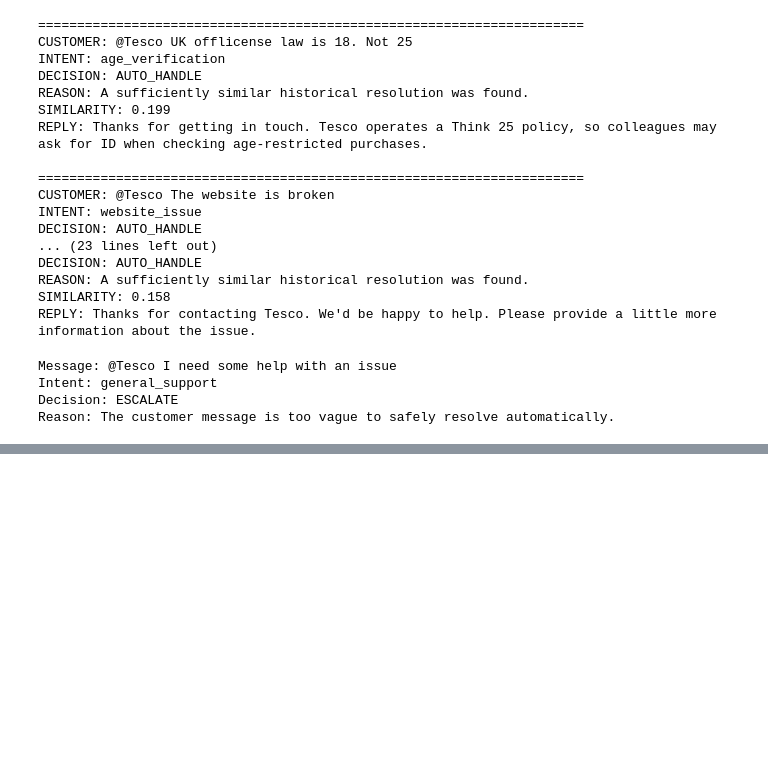
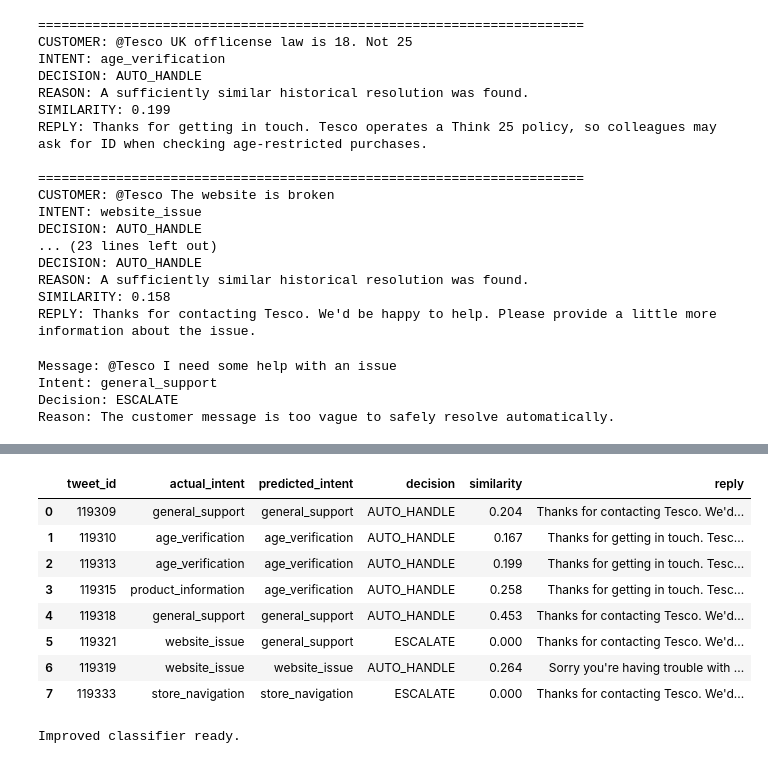
Before and after one commit to kishanrai477-web/hiver-sde-assignment, a Jupyter notebook: notebooks/01_data_exploration.ipynb, the cells around one changed output, grey strips where cells are left out. Saved outputs shown, nothing was run; the diff lists cells and outputs as text; code cells hidden in the pictures; blank space fills up the shorter version.

```diff
--- a/notebooks/01_data_exploration.ipynb
+++ b/notebooks/01_data_exploration.ipynb
@@ -1532,0 +1684,79 @@ Reason: The customer message is too vague to safely resolve automatically.
+# %%
+# Evaluate the complete support agent on our labelled examples
+
+evaluation_results = []
+
+for _, row in customer_messages.iterrows():
+
+    message = row["text"]
+
+    result = tesco_support_agent_v2(message)
+
+    evaluation_results.append({
+        "tweet_id": row["tweet_id"],
+        "actual_intent": row["intent"],
+        "predicted_intent": result["intent"],
+        "decision": result["decision"],
+        "similarity": result["retrieval_similarity"],
+        "reply": result["draft_reply"]
+    })
+
+agent_evaluation = pd.DataFrame(evaluation_results)
+
+display(agent_evaluation)
+# %% [output]
+|  | tweet_id | actual_intent | predicted_intent | decision | similarity | reply |
+| 0 | 119309 | general_support | general_support | AUTO_HANDLE | 0.204 | Thanks for contacting Tesco. We'd... |
+| 1 | 119310 | age_verification | age_verification | AUTO_HANDLE | 0.167 | Thanks for getting in touch. Tesc... |
+| 2 | 119313 | age_verification | age_verification | AUTO_HANDLE | 0.199 | Thanks for getting in touch. Tesc... |
+| 3 | 119315 | product_information | age_verification | AUTO_HANDLE | 0.258 | Thanks for getting in touch. Tesc... |
+| 4 | 119318 | general_support | general_support | AUTO_HANDLE | 0.453 | Thanks for contacting Tesco. We'd... |
+| 5 | 119321 | website_issue | general_support | ESCALATE | 0.000 | Thanks for contacting Tesco. We'd... |
+| 6 | 119319 | website_issue | website_issue | AUTO_HANDLE | 0.264 | Sorry you're having trouble with ... |
+| 7 | 119333 | store_navigation | store_navigation | ESCALATE | 0.000 | Thanks for contacting Tesco. We'd... |
+# %%
+# Improved intent classifier
+
+def classify_intent_v2(text):
+    text = text.lower()
+
+    # Age verification
+    if any(word in text for word in [
+        "age", "18", "25", "think 25",
+        "licence", "license", "age check"
+    ]):
+        return "age_verification"
+
+    # Website problems
+    if any(word in text for word in [
+        "website", "web site", "webpage",
+        "online", "broken"
+    ]):
+        return "website_issue"
+
+    # Store navigation
+    if any(word in text for word in [
+        "find", "finding", "where",
+        "layout", "aisle"
+    ]):
+        return "store_navigation"
+
+    # Product information
+    if any(word in text for word in [
+        "product", "buying", "item",
+        "available", "got ids"
+    ]):
+        return "product_information"
+
+    # Account / personal information
+    if any(word in text for word in [
+        "account", "personal information"
+    ]):
+        return "account_or_personal_info"
+
+    return "general_support"
+
+
+print("Improved classifier ready.")
+# %% [output]
+Improved classifier ready.
```
Also changed, not shown: parts of 12 cells of this notebook.
